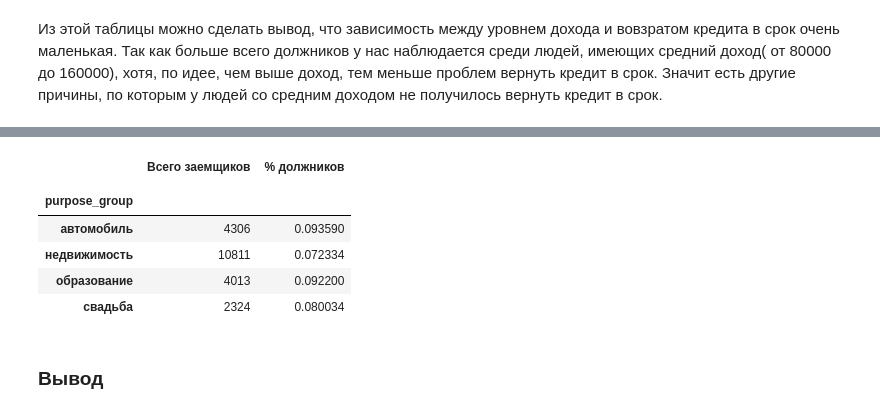
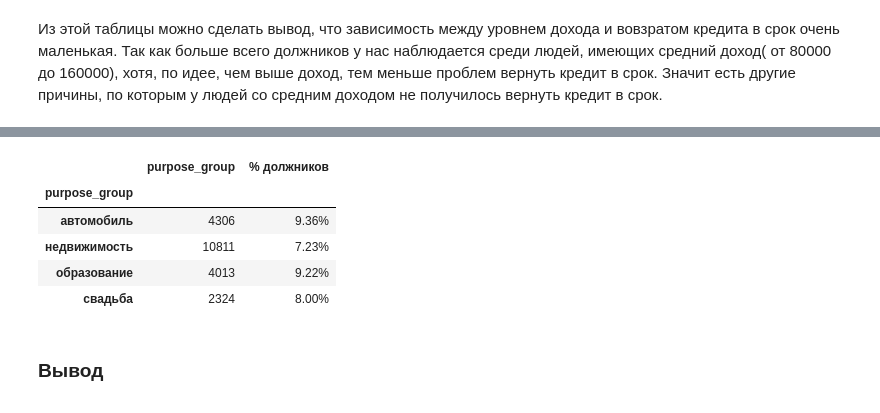
Before and after one commit to eklerchik/Yandex-praktikum-Projects, a Jupyter notebook: Credit_bank/Credit_bank.ipynb, the cells around one changed output, grey strips where cells are left out. Cells and saved outputs as stored; diff of their text form; code cells hidden in the pictures.

```diff
--- a/Credit_bank/Credit_bank.ipynb
+++ b/Credit_bank/Credit_bank.ipynb
@@ -224,7 +253,9 @@ income_type
 студент             98201.625314
 Name: total_income, dtype: float64
 # %%
-credit_data['total_income'] = credit_data['total_income'].fillna(credit_data.groupby('income_type')['total_income'].transform('mean'))
+credit_data['total_income'] = credit_data['total_income'].\
+fillna(credit_data.groupby('income_type')['total_income'].\
+       transform('mean'))
 # %%
 credit_data[credit_data["income_type"] == 'сотрудник' ]
 # %% [output]
@@ -480,7 +514,8 @@ array(['покупка жилья', 'приобретение автомобил
 from pymystem3 import Mystem
 m = Mystem()
 # %%
-new_credit_data['lemm_purpose'] = new_credit_data['purpose'].apply(m.lemmatize)
+new_credit_data['lemm_purpose'] = new_credit_data['purpose'].\
+apply(m.lemmatize)
 new_credit_data.head(15)
 # %% [output]
 |  | children | days_employed | dob_years | education | education_id | family_status | family_status_id | gender | ... |
@@ -587,5 +626,6 @@ def income_group(row):
     if income > 160000:
         return 'высокий'
 # %%
-new_credit_data['income_group'] = new_credit_data.apply(income_group, axis=1)
+new_credit_data['income_group'] = new_credit_data.\
+apply(income_group, axis=1)
 # %%
@@ -626,7 +668,8 @@ def purpose_group(row):
     if 'свадьба' in purpose:
         return 'свадьба'
 # %%
-new_credit_data['purpose_group'] = new_credit_data.apply(purpose_group,axis=1)
+new_credit_data['purpose_group'] = new_credit_data.\
+apply(purpose_group,axis=1)
 new_credit_data.head(10)
 # %% [output]
 |  | children | days_employed | dob_years | education | education_id | family_status | family_status_id | gender | ... |
@@ -778,14 +854,17 @@ data_pivot_income.rename(columns={'count':'Всего заемщиков', 'mean
 # %%
-data_pivot_purpose = new_credit_data.pivot_table(index=['purpose_group'],values = 'debt', aggfunc = ['count','mean'])
-data_pivot_purpose.rename(columns={'count':'Всего заемщиков', 'mean':'% должников','debt':''})
+data_pivot_purpose = new_credit_data.\
+groupby('purpose_group').agg({'purpose_group':'count',
+                             'debt':'mean'})
+data_pivot_purpose = data_pivot_purpose.\
+rename(columns={'debt':'% должников'})
+data_pivot_purpose.style.format({'% должников': '{:.2%}'})
 # %% [output]
-|  | Всего заемщиков | % должников |
-|  |  |  |
+|  | purpose_group | % должников |
 | purpose_group |  |  |
-| автомобиль | 4306 | 0.093590 |
-| недвижимость | 10811 | 0.072334 |
-| образование | 4013 | 0.092200 |
-| свадьба | 2324 | 0.080034 |
+| автомобиль | 4306 | 9.36% |
+| недвижимость | 10811 | 7.23% |
+| образование | 4013 | 9.22% |
+| свадьба | 2324 | 8.00% |
 # %% [markdown]
 ### Вывод
 # %% [markdown]
```
Also changed, not shown: parts of 35 cells of this notebook.
